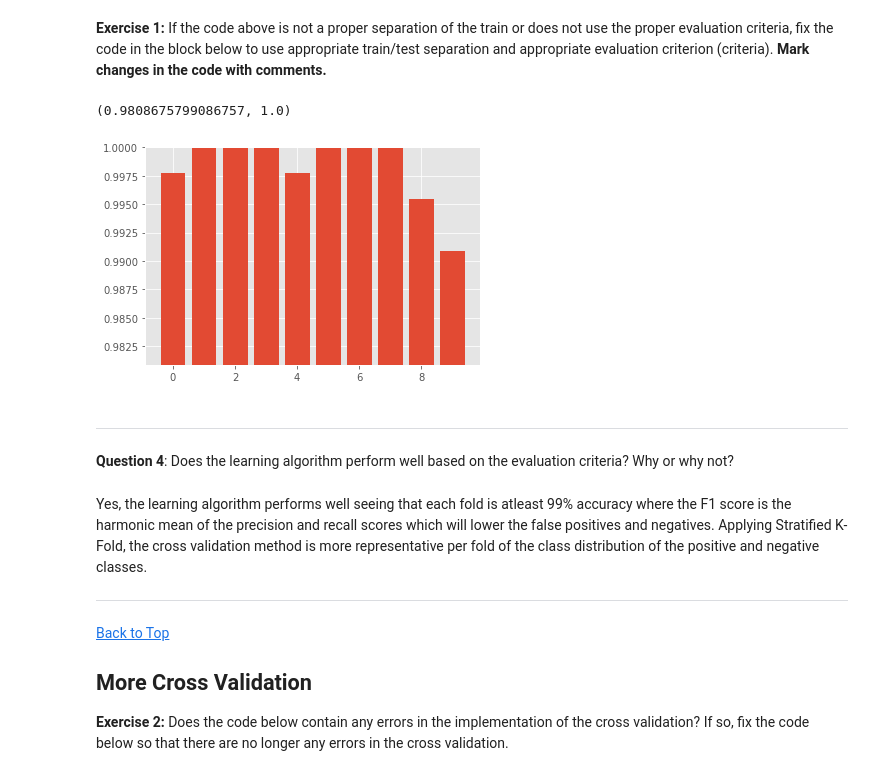
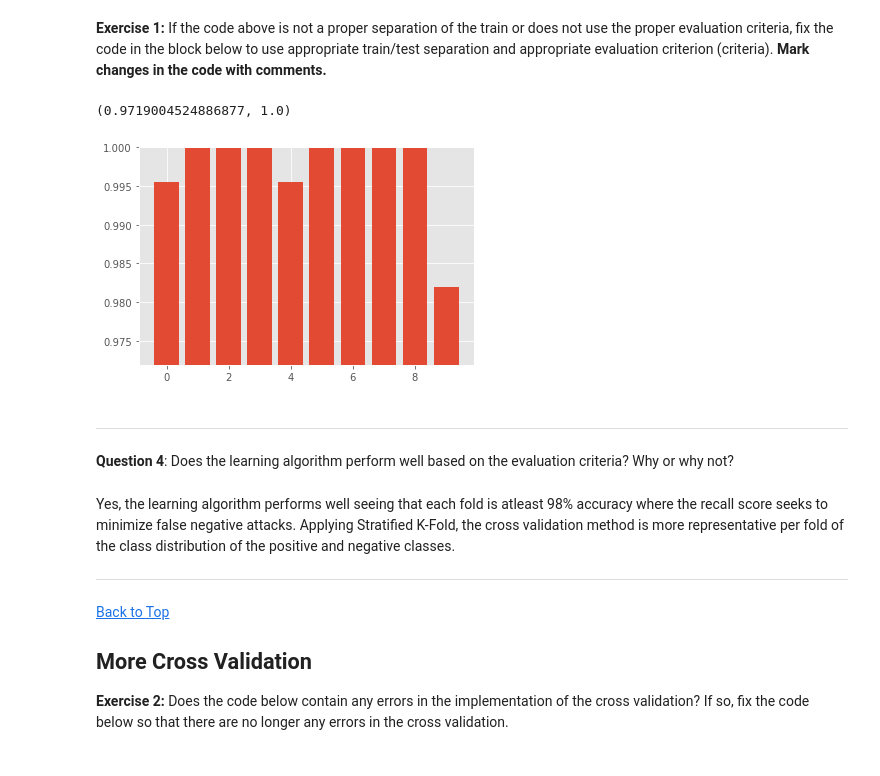
Before and after one commit to lukedemaio/MLLab04, a Jupyter notebook: ICA3_MachineLearning.ipynb, the cells around one changed output. Drawn from its saved outputs; the diff is of its cells as text; code cells hidden in the pictures.

Commit message:
recall score used

```diff
--- a/ICA3_MachineLearning.ipynb
+++ b/ICA3_MachineLearning.ipynb
@@ -139,41 +139,41 @@ ___
 # %%
 from sklearn.model_selection import cross_val_score
 from sklearn.model_selection import KFold, ShuffleSplit
 from sklearn.model_selection import StratifiedKFold, StratifiedShuffleSplit
 
 from sklearn.metrics import make_scorer, accuracy_score
 from sklearn.metrics import precision_score, recall_score, f1_score
 
 from sklearn.linear_model import LogisticRegression
 # these imports above might help you
 
 #=====Write your code below here=================
 # select model
 clf = LogisticRegression()
 #select cross validation
 # I changed the cross validation technique to StratifiedKFold
 cv = StratifiedKFold(n_splits=10)
 # select evaluation criteria
 #here I changed the scoring measure to f1_score to account for both recall and precision
-my_scorer = make_scorer(f1_score)
+my_scorer = make_scorer(recall_score)
 # run model training and cross validation
 per_fold_eval_criteria = cross_val_score(estimator=clf,
                                     X=X,
                                     y=y,
                                     cv=cv,
                                     scoring=my_scorer
                                    )
 
 plt.bar(range(len(per_fold_eval_criteria)),per_fold_eval_criteria)
 plt.ylim([min(per_fold_eval_criteria)-0.01,max(per_fold_eval_criteria)])
 # %% [output]
-(0.9808675799086757, 1.0)
+(0.9719004524886877, 1.0)
-[figure, old version]
+[figure, new version]
 # %% [markdown]
 ____
 **Question 4**: Does the learning algorithm perform well based on the evaluation criteria? Why or why not?
 # %% [markdown]
-Yes, the learning algorithm performs well seeing that each fold is atleast 99% accuracy where the F1 score is the harmonic mean of the precision and recall scores which will lower the false positives and negatives. Applying Stratified K-Fold, the cross validation method is more representative per fold of the class distribution of the positive and negative classes.
+Yes, the learning algorithm performs well seeing that each fold is atleast 98% accuracy where the recall score seeks to minimize false negative attacks. Applying Stratified K-Fold, the cross validation method is more representative per fold of the class distribution of the positive and negative classes.
 
 
 ___
```
Also changed, not shown: parts of 4 cells of this notebook.
